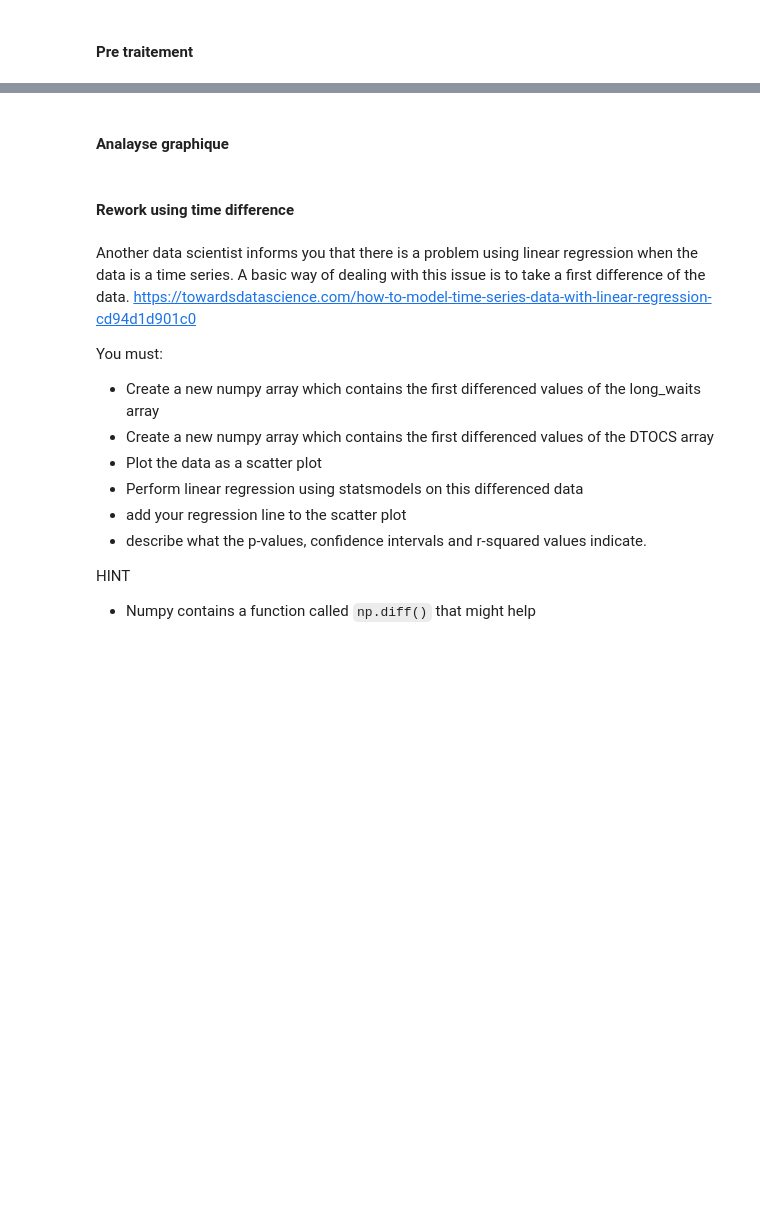
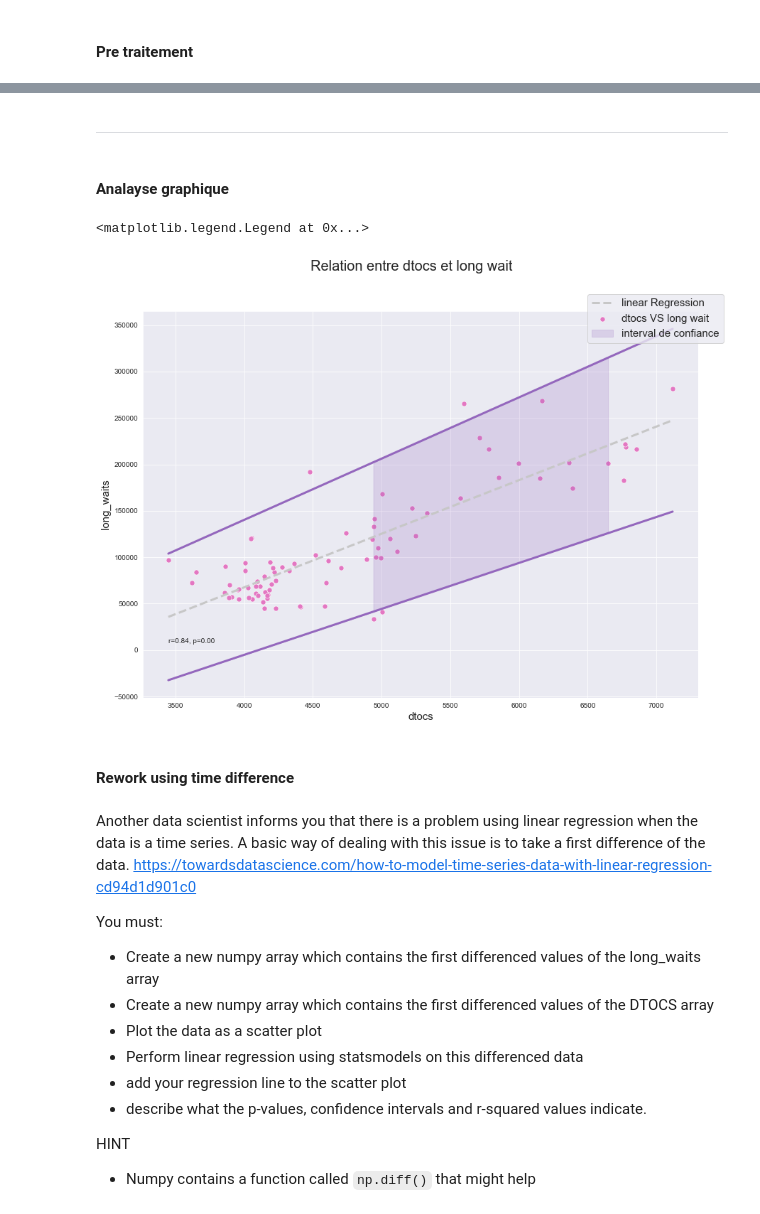
Before and after one commit to ManuLabricole/CDN-Statistique, a Jupyter notebook: 3 - Regression lineaire/Notebooks/notebook_1.ipynb, the cells around one changed output, grey strips where cells are left out. Drawn from its saved outputs; the diff is of its cells as text; code cells hidden in the pictures; blank space fills up the shorter version.

```diff
--- a/3 - Regression lineaire/Notebooks/notebook_1.ipynb
+++ b/3 - Regression lineaire/Notebooks/notebook_1.ipynb
@@ -386,10 +388,10 @@ print(f"On mesure en échantillon de --> {len(long_waits)} <-- patients")
 # %% [markdown]
 #### Pre traitement
 # %%
-slope, intercept, r_value, p_value, std_err = linregress(long_waits, dtocs)
+slope, intercept, r_value, p_value, std_err = linregress(dtocs, long_waits)
 # %%
-x = sm.add_constant(long_waits) # an intercept term to the model
-model = sm.OLS(dtocs, x)
+x = sm.add_constant(dtocs) # an intercept term to the model
+model = sm.OLS(long_waits, x)
 results = model.fit()
 
 print(results.summary())
@@ -396,3 +425,5 @@ print(results.summary())
+# %% [markdown]
+-------
 # %%
 CI = results.conf_int()
 CI_x1 = CI[1]
@@ -401,58 +431,62 @@ CI_const
 # %% [markdown]
 #### Analayse graphique
 # %%
-fig, ax = plt.subplots(figsize=(9,9))
+fig, ax = plt.subplots(figsize=(14,10))
 fig.suptitle("Relation entre dtocs et long wait", fontsize=20)
+
 sns.scatterplot(
     ax=ax,
-    x = long_waits,
-    y = dtocs,
+    x = dtocs,
+    y = long_waits,
     color=colors[5],
     s=50,
     label="dtocs VS long wait"
 )
 sns.lineplot(
     ax=ax,
-    x=long_waits,
-    y=intercept + slope * long_waits,
+    x=dtocs,
+    y=intercept + slope * dtocs,
     color=colors[i],
     lw=3,
     linestyle="--",
     label="linear Regression"
 )
 
 # Plot the confidence interval
 
 sns.lineplot(
     ax=ax,
-    x=long_waits,
-    y=CI_const[0] + CI_x1[0] * long_waits,
+    x=dtocs,
+    y=CI_const[0] + CI_x1[0] * dtocs,
     color=colors[9],
     lw=3,
     linestyle="-",
 )
 sns.lineplot(
     ax=ax,
-    x=long_waits,
-    y=CI_const[1] + CI_x1[1] * long_waits,
+    x=dtocs,
+    y=CI_const[1] + CI_x1[1] * dtocs,
     color=colors[9],
     lw=3,
     linestyle="-",
-    label="Confidence Interval"
 )
 plt.fill_between(
-    long_waits,
-    CI_const[0] + CI_x1[0] * long_waits,
-    CI_const[1] + CI_x1[1] * long_waits,
-    where=CI_const[0] + CI_x1[0] * long_waits<CI_const[1] + CI_x1[1] * long_waits,
+    dtocs,
+    CI_const[0] + CI_x1[0] * dtocs,
+    CI_const[1] + CI_x1[1] * dtocs,
+    where=CI_const[0] + CI_x1[0] * dtocs<CI_const[1] + CI_x1[1] * dtocs,
     color=colors[9],
-    alpha=0.2)
+    alpha=0.2,
+    label = "interval de confiance")
 
 
-ax.set_xlabel("long wait")
-ax.set_ylabel("dtocs")
-ax.text(long_waits.min(), dtocs.max(), f"r={r_value:.2f}, p={p_value:.2f}")
+ax.set_xlabel("dtocs", fontsize=15)
+ax.set_ylabel("long_waits", fontsize=15)
+ax.text(dtocs.min(), dtocs.max(), f"r={r_value:.2f}, p={p_value:.2f}")
 ax.legend(bbox_to_anchor=(1.05, 1.05), loc=1, borderaxespad=0.2, fontsize=15)
+# %% [output]
+<matplotlib.legend.Legend at 0x...>
+[figure, added]
 # %% [markdown]
 #### Rework using time difference
 # %% [markdown]
```
Also changed, not shown: parts of 23 cells of this notebook.
